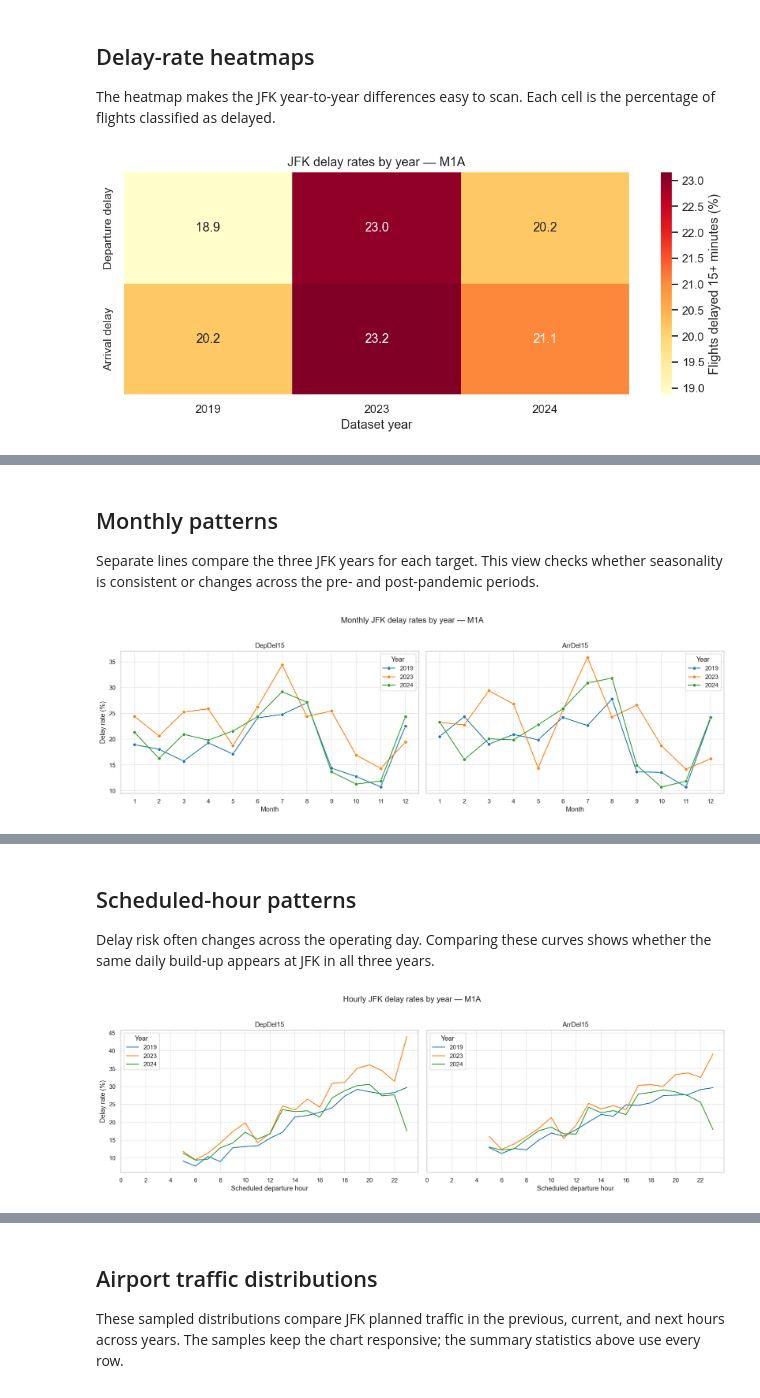
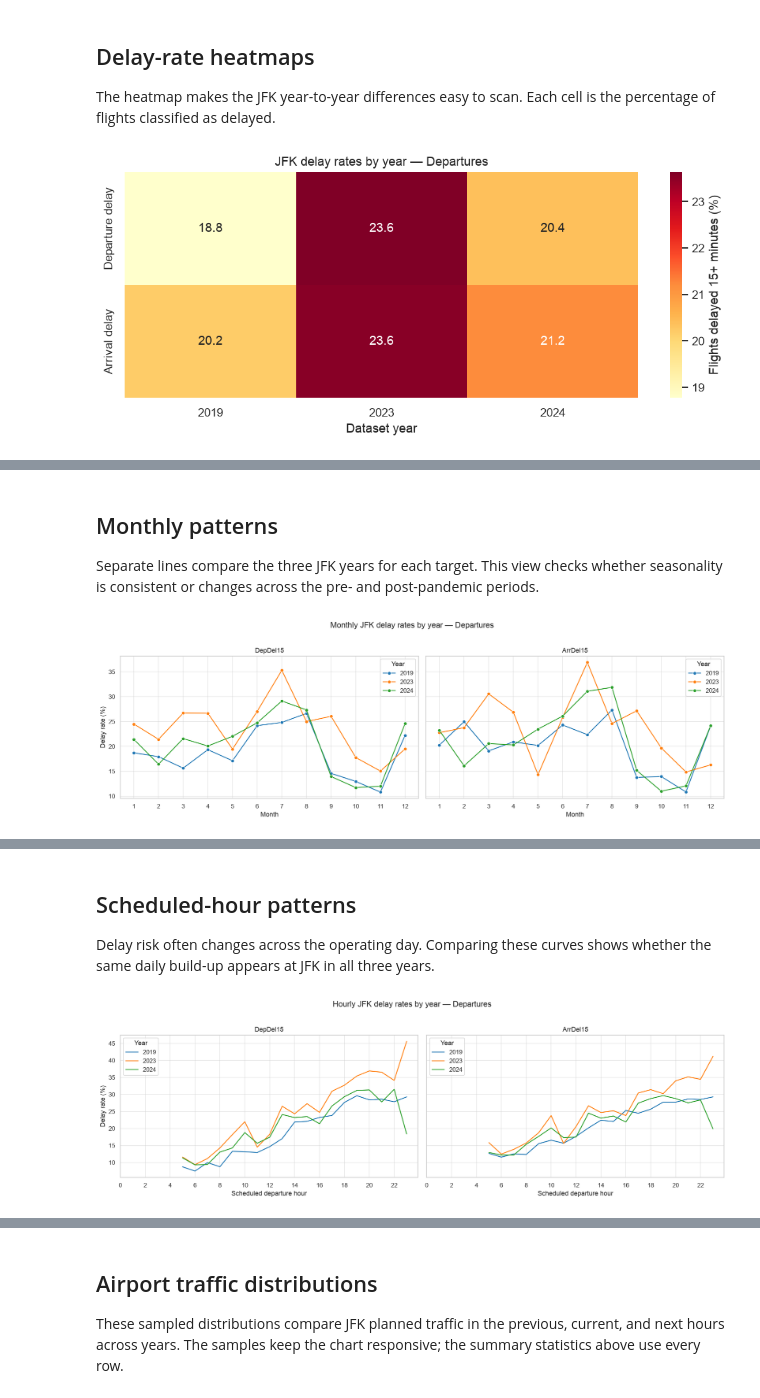
Before and after one commit to johndk/berkeley-ml-capstone, a Jupyter notebook: eda/04_airport_year_comparison.ipynb, the cells around one changed output, grey strips where cells are left out. Cells and saved outputs as stored; diff of their text form; code cells hidden in the pictures.

Commit message:
README.md and EDA/plots updates

```diff
--- a/eda/04_airport_year_comparison.ipynb
+++ b/eda/04_airport_year_comparison.ipynb
@@ -18,13 +18,13 @@ import numpy as np
 import pandas as pd
 import seaborn as sns
 
-from config import FIGURE_DPI, MODEL, RANDOM_STATE
+from config import DATASET, FIGURE_DPI, RANDOM_STATE
 from eda_utils import (
     TARGET_COLUMNS,
     WEATHER_FLAGS,
     add_eda_columns,
-    available_model_files,
-    load_model,
+    available_feature_files,
+    load_features,
     safe_sample,
 )
 
@@ -33,8 +33,8 @@ plt.rcParams["figure.dpi"] = FIGURE_DPI
 pd.set_option("display.max_columns", 100)
 pd.set_option("display.float_format", lambda value: f"{value:,.3f}")
 
-files = available_model_files(MODEL)
-print(f"Found {len(files)} JFK {MODEL.upper()} dataset files:")
+files = available_feature_files(DATASET)
+print(f"Found {len(files)} JFK {DATASET} feature dataset files:")
 for path in files:
     print(f"  {path.name}")
 # %% [output]
@@ -75,9 +75,9 @@ comparison_columns = [
 ]
 
 for path in files:
-    airport, year_text, model = path.stem.split("_")
+    airport, year_text, dataset = path.stem.split("_")
     year = int(year_text)
-    data = load_model(airport, year, model, usecols=comparison_columns)
+    data = load_features(airport, year, dataset, usecols=comparison_columns)
 
     period_traffic_columns = []
     for period in ("PREVIOUS", "CURRENT", "NEXT"):
@@ -240,30 +240,30 @@ The heatmap makes the JFK year-to-year differences easy to scan. Each cell is th
 # %%
 delay_heatmap = (
     summary.set_index("Year")[["DepartureDelayRate", "ArrivalDelayRate"]]
     .rename(
         columns={
             "DepartureDelayRate": "Departure delay",
             "ArrivalDelayRate": "Arrival delay",
         }
     )
     .T
 )
 
 plt.figure(figsize=(9, 4))
 sns.heatmap(
     delay_heatmap,
     annot=True,
     fmt=".1f",
     cmap="YlOrRd",
     cbar_kws={"label": "Flights delayed 15+ minutes (%)"},
 )
-plt.title(f"JFK delay rates by year — {MODEL.upper()}")
+plt.title(f"JFK delay rates by year — {DATASET.title()}")
 plt.xlabel("Dataset year")
 plt.ylabel("")
 plt.tight_layout()
 plt.show()
 # %% [output]
-[figure, old version]
+[figure, new version]
 # %% [markdown]
 <a id="monthly-patterns"></a>
 # %% [markdown]
@@ -286,11 +286,11 @@ for axis, target in zip(axes, TARGET_COLUMNS):
     axis.set_xlabel("Month")
     axis.set_ylabel("Delay rate (%)")
     axis.set_xticks(range(1, 13))
-fig.suptitle(f"Monthly JFK delay rates by year — {MODEL.upper()}", y=1.02)
+fig.suptitle(f"Monthly JFK delay rates by year — {DATASET.title()}", y=1.02)
 plt.tight_layout()
 plt.show()
 # %% [output]
-[figure, old version]
+[figure, new version]
 # %% [markdown]
 <a id="scheduled-hour-patterns"></a>
 # %% [markdown]
@@ -312,11 +312,11 @@ for axis, target in zip(axes, TARGET_COLUMNS):
     axis.set_xlabel("Scheduled departure hour")
     axis.set_ylabel("Delay rate (%)")
     axis.set_xticks(range(0, 24, 2))
-fig.suptitle(f"Hourly JFK delay rates by year — {MODEL.upper()}", y=1.02)
+fig.suptitle(f"Hourly JFK delay rates by year — {DATASET.title()}", y=1.02)
 plt.tight_layout()
 plt.show()
 # %% [output]
-[figure, old version]
+[figure, new version]
 # %% [markdown]
 <a id="airport-traffic-distributions"></a>
 # %% [markdown]
```
Also changed, not shown: parts of 7 cells of this notebook, 6 other files.
